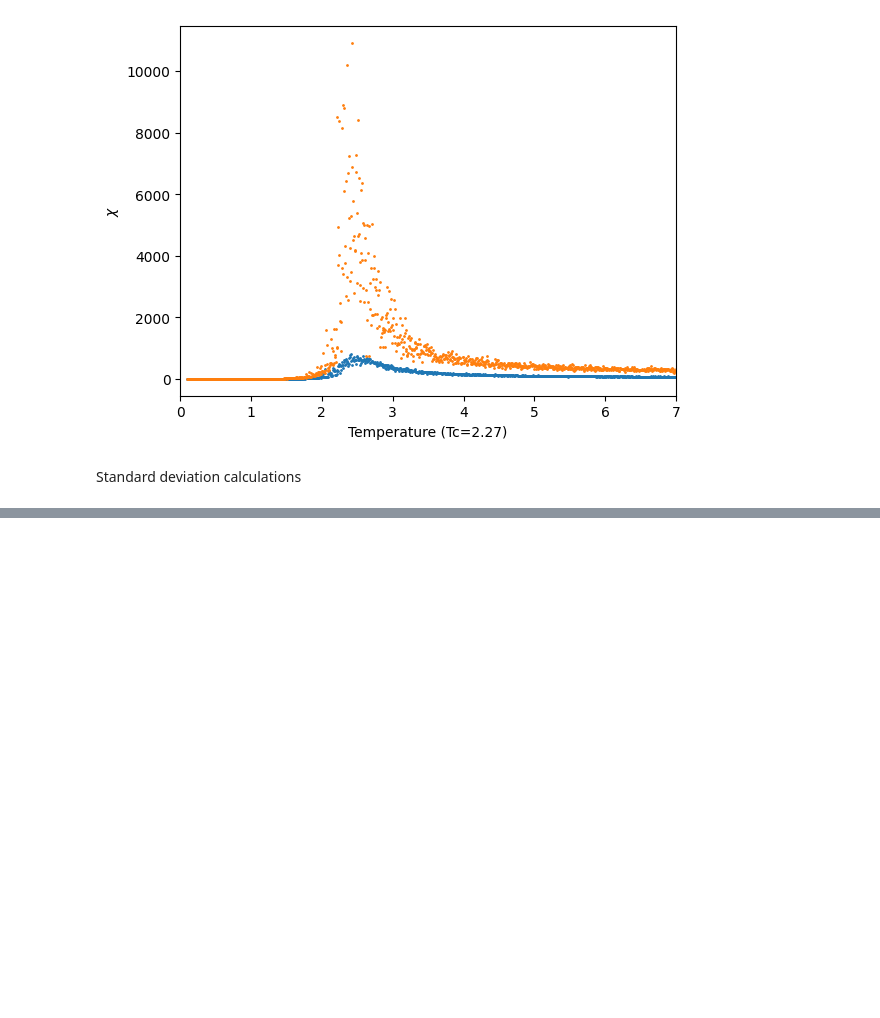
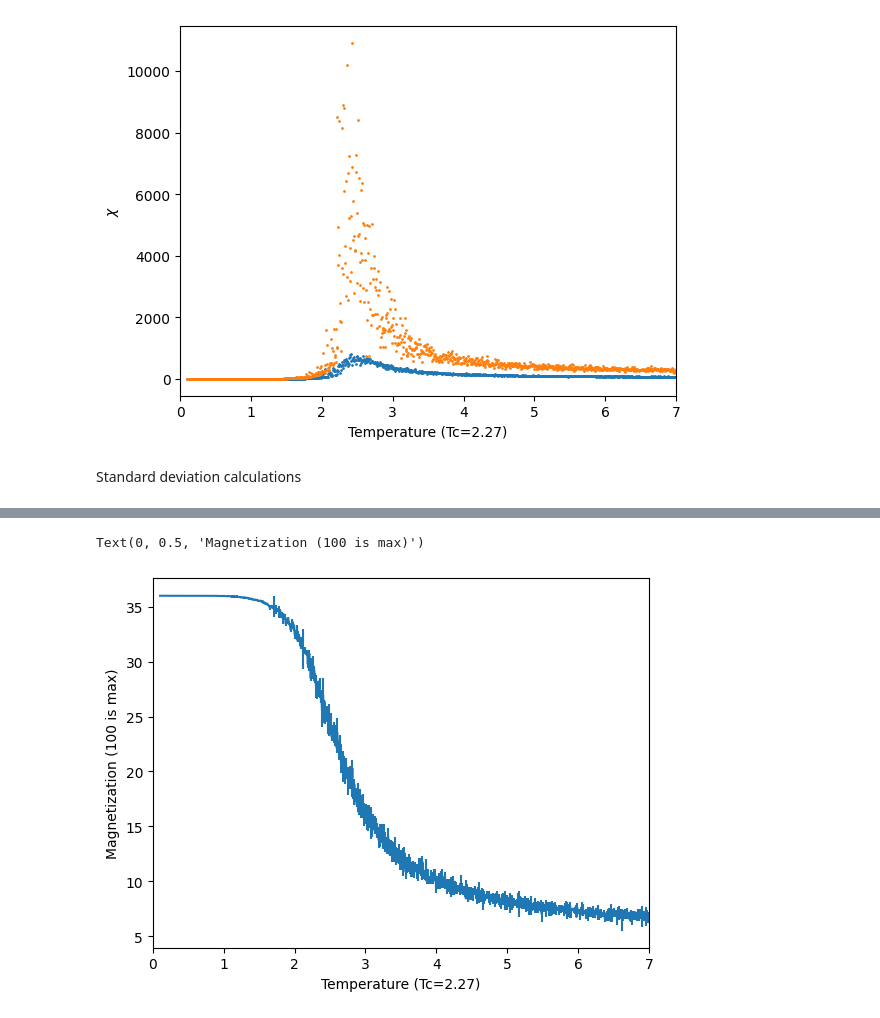
Before and after one commit to noahchanoah/thesis, a Jupyter notebook: Fising.ipynb, the cells around one changed output, grey strips where cells are left out. Saved outputs shown, nothing was run; the diff lists cells and outputs as text; code cells hidden in the pictures; blank space fills up the shorter version.

```diff
--- a/Fising.ipynb
+++ b/Fising.ipynb
@@ -744,0 +746,10 @@ Text(0, 0.5, 'Magnetization (100 is max)')
+# %%
+plt.xlim(0,7)
+#plt.ylim(-110,20*20+10)
+#plt.scatter(tempRange, avgMags, s=1)
+plt.errorbar(tempRange, avgMags, stdArr)
+plt.xlabel("Temperature (Tc=2.27)")
+plt.ylabel("Magnetization (100 is max)")
+# %% [output]
+Text(0, 0.5, 'Magnetization (100 is max)')
+[figure, added]
```
Also changed, not shown: parts of 5 cells of this notebook.
